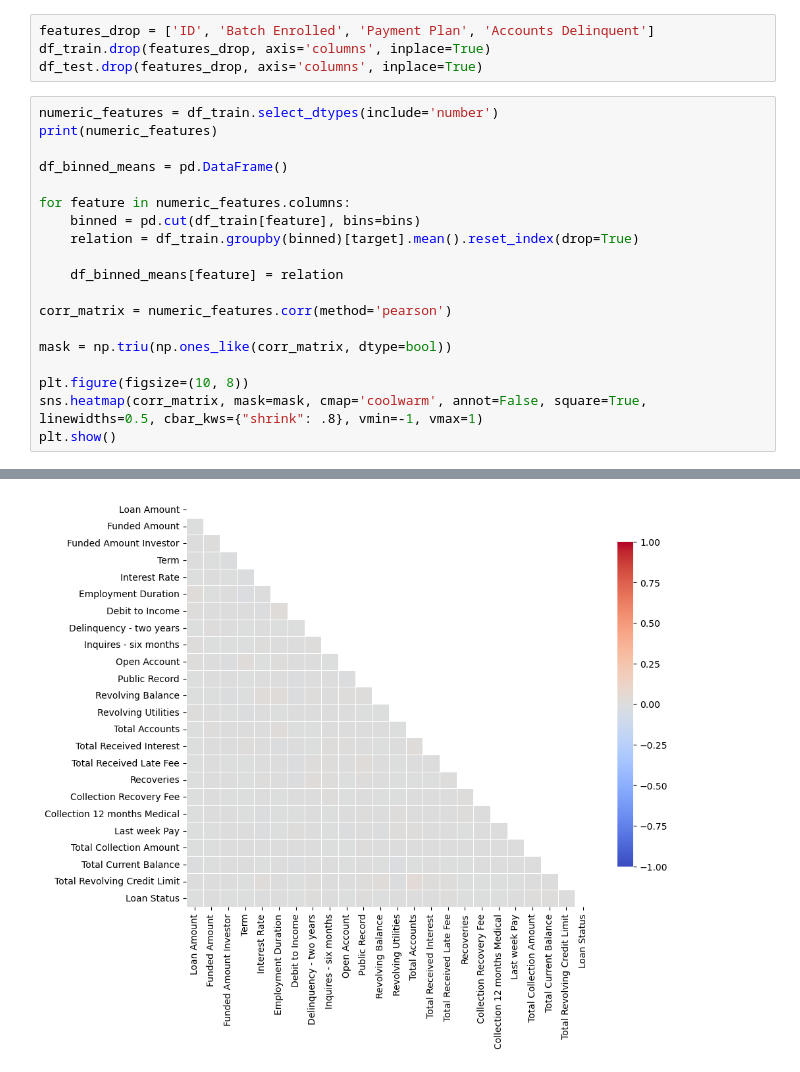
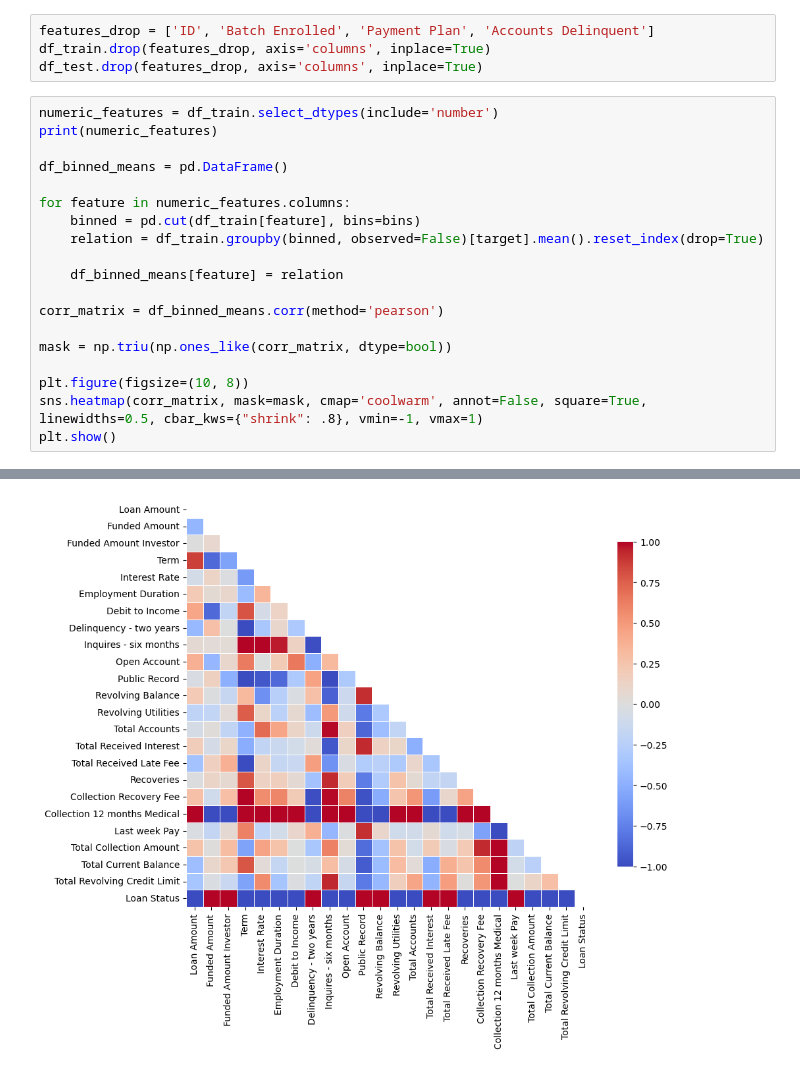
Before and after one commit to FernandoLKS/Bank_loan_defaulter, a Jupyter notebook: Bank_Loan_Defaulter.ipynb, the cells around one changed output, grey strips where cells are left out. Saved outputs shown, nothing was run; the diff lists cells and outputs as text.

```diff
--- a/Bank_Loan_Defaulter.ipynb
+++ b/Bank_Loan_Defaulter.ipynb
@@ -150,33 +158,33 @@ df_binned_means = pd.DataFrame()
 
 for feature in numeric_features.columns:
     binned = pd.cut(df_train[feature], bins=bins)
-    relation = df_train.groupby(binned)[target].mean().reset_index(drop=True)
+    relation = df_train.groupby(binned, observed=False)[target].mean().reset_index(drop=True)
 
     df_binned_means[feature] = relation
 
-corr_matrix = numeric_features.corr(method='pearson')
+corr_matrix = df_binned_means.corr(method='pearson')
 
 mask = np.triu(np.ones_like(corr_matrix, dtype=bool))
 
 plt.figure(figsize=(10, 8))
 sns.heatmap(corr_matrix, mask=mask, cmap='coolwarm', annot=False, square=True, linewidths=0.5, cbar_kws={"shrink": .8}, vmin=-1, vmax=1)
 plt.show()
 # %% [output]
        Loan Amount  Funded Amount  Funded Amount Investor  Term  \
 0            10000          32236             12329.36286    59
 1             3609          11940             12191.99692    59
 2            28276           9311             21603.22455    59
 3            11170           6954             17877.15585    59
 4            16890          13226             13539.92667    59
 ...            ...            ...                     ...   ...
 67458        13601           6848             13175.28583    59
 67459         8323          11046             15637.46301    59
 67460        15897          32921             12329.45775    59
 67461        16567           4975             21353.68465    59
 67462        15353          29875             14207.44860    59
 ... (76 lines left out)
 67461                         39075            0
 67462                         66060            0
 
 [67463 rows x 24 columns]
-[figure, old version]
+[figure, new version]
```
Also changed, not shown: parts of 1 cell of this notebook.
